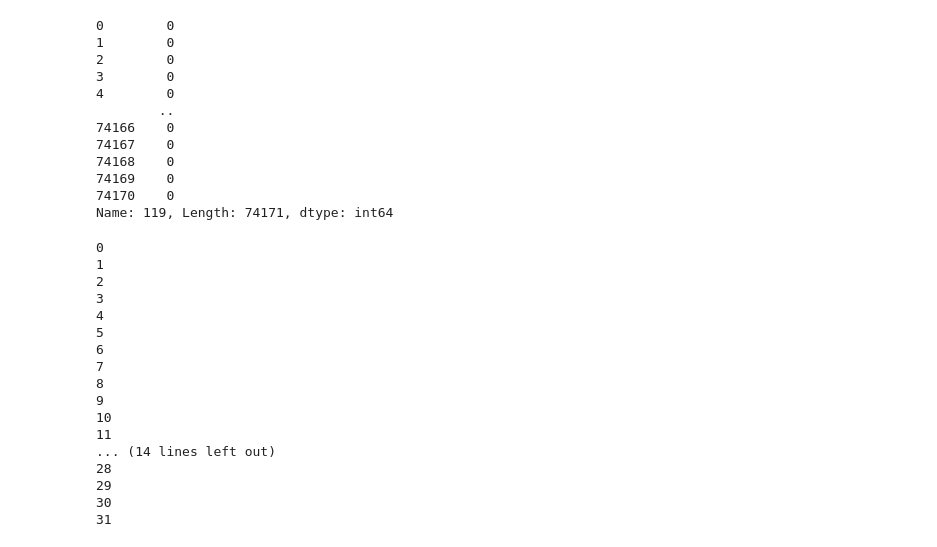
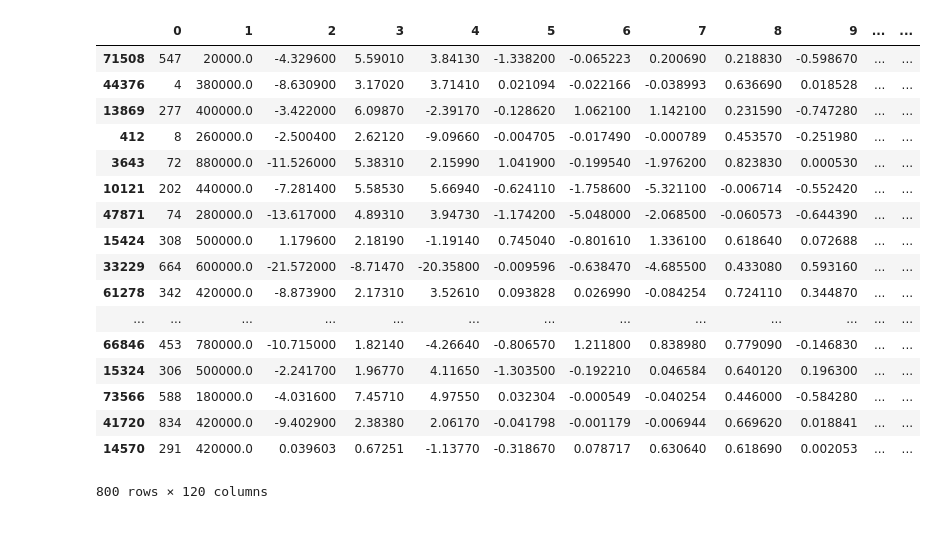
Before and after one commit to alou127/activity_sensor, a Jupyter notebook: sensor_notebook.ipynb, the cells around one changed output. Drawn from its saved outputs; the diff is of its cells as text; code cells hidden in the pictures.

Commit message:
second sensor notebook push. ready for modeling

```diff
--- a/sensor_notebook.ipynb
+++ b/sensor_notebook.ipynb
@@ -8,5 +8,5 @@ import pandas as pd
 # %%
-df_subj4 = pd.read_csv("/Users/alexlou/ds/bootcamp/sensor_activity/realistic_sensor_displacement/subject4_ideal.log",
+df_subj4 = pd.read_csv("/Users/alexlou/ds/bootcamp/sensor_activity/activity_sensor/realistic_sensor_displacement/subject4_ideal.log",
                 sep="\t",
                 names = range(120))
 # %%
@@ -22,39 +16,24 @@ df_subj4.head()
-# %%
-df_subj4[119]
-# %% [output]
-0        0
-1        0
-2        0
-3        0
-4        0
-        ..
-74166    0
-74167    0
-74168    0
-74169    0
-74170    0
-Name: 119, Length: 74171, dtype: int64
-# %%
-for i in df_subj4[119].unique():
-    print(i)
-# %% [output]
-0
-1
-2
-3
-4
-5
-6
-7
-8
-9
-10
-11
-... (14 lines left out)
-28
-29
-30
-31
+# %%
+df_subj4.sample(800)
+# %% [output]
+|  | 0 | 1 | 2 | 3 | 4 | 5 | 6 | 7 | 8 | 9 | ... | ... |
+| 71508 | 547 | 20000.0 | -4.329600 | 5.59010 | 3.84130 | -1.338200 | -0.065223 | 0.200690 | 0.218830 | -0.598670 | ... | ... |
+| 44376 | 4 | 380000.0 | -8.630900 | 3.17020 | 3.71410 | 0.021094 | -0.022166 | -0.038993 | 0.636690 | 0.018528 | ... | ... |
+| 13869 | 277 | 400000.0 | -3.422000 | 6.09870 | -2.39170 | -0.128620 | 1.062100 | 1.142100 | 0.231590 | -0.747280 | ... | ... |
+| 412 | 8 | 260000.0 | -2.500400 | 2.62120 | -9.09660 | -0.004705 | -0.017490 | -0.000789 | 0.453570 | -0.251980 | ... | ... |
+| 3643 | 72 | 880000.0 | -11.526000 | 5.38310 | 2.15990 | 1.041900 | -0.199540 | -1.976200 | 0.823830 | 0.000530 | ... | ... |
+| 10121 | 202 | 440000.0 | -7.281400 | 5.58530 | 5.66940 | -0.624110 | -1.758600 | -5.321100 | -0.006714 | -0.552420 | ... | ... |
+| 47871 | 74 | 280000.0 | -13.617000 | 4.89310 | 3.94730 | -1.174200 | -5.048000 | -2.068500 | -0.060573 | -0.644390 | ... | ... |
+| 15424 | 308 | 500000.0 | 1.179600 | 2.18190 | -1.19140 | 0.745040 | -0.801610 | 1.336100 | 0.618640 | 0.072688 | ... | ... |
+| 33229 | 664 | 600000.0 | -21.572000 | -8.71470 | -20.35800 | -0.009596 | -0.638470 | -4.685500 | 0.433080 | 0.593160 | ... | ... |
+| 61278 | 342 | 420000.0 | -8.873900 | 2.17310 | 3.52610 | 0.093828 | 0.026990 | -0.084254 | 0.724110 | 0.344870 | ... | ... |
+| ... | ... | ... | ... | ... | ... | ... | ... | ... | ... | ... | ... | ... |
+| 66846 | 453 | 780000.0 | -10.715000 | 1.82140 | -4.26640 | -0.806570 | 1.211800 | 0.838980 | 0.779090 | -0.146830 | ... | ... |
+| 15324 | 306 | 500000.0 | -2.241700 | 1.96770 | 4.11650 | -1.303500 | -0.192210 | 0.046584 | 0.640120 | 0.196300 | ... | ... |
+| 73566 | 588 | 180000.0 | -4.031600 | 7.45710 | 4.97550 | 0.032304 | -0.000549 | -0.040254 | 0.446000 | -0.584280 | ... | ... |
+| 41720 | 834 | 420000.0 | -9.402900 | 2.38380 | 2.06170 | -0.041798 | -0.001179 | -0.006944 | 0.669620 | 0.018841 | ... | ... |
+| 14570 | 291 | 420000.0 | 0.039603 | 0.67251 | -1.13770 | -0.318670 | 0.078717 | 0.630640 | 0.618690 | 0.002053 | ... | ... |
+800 rows × 120 columns
 # %%
 col =[]
 
```
Also changed, not shown: parts of 65 cells of this notebook.
